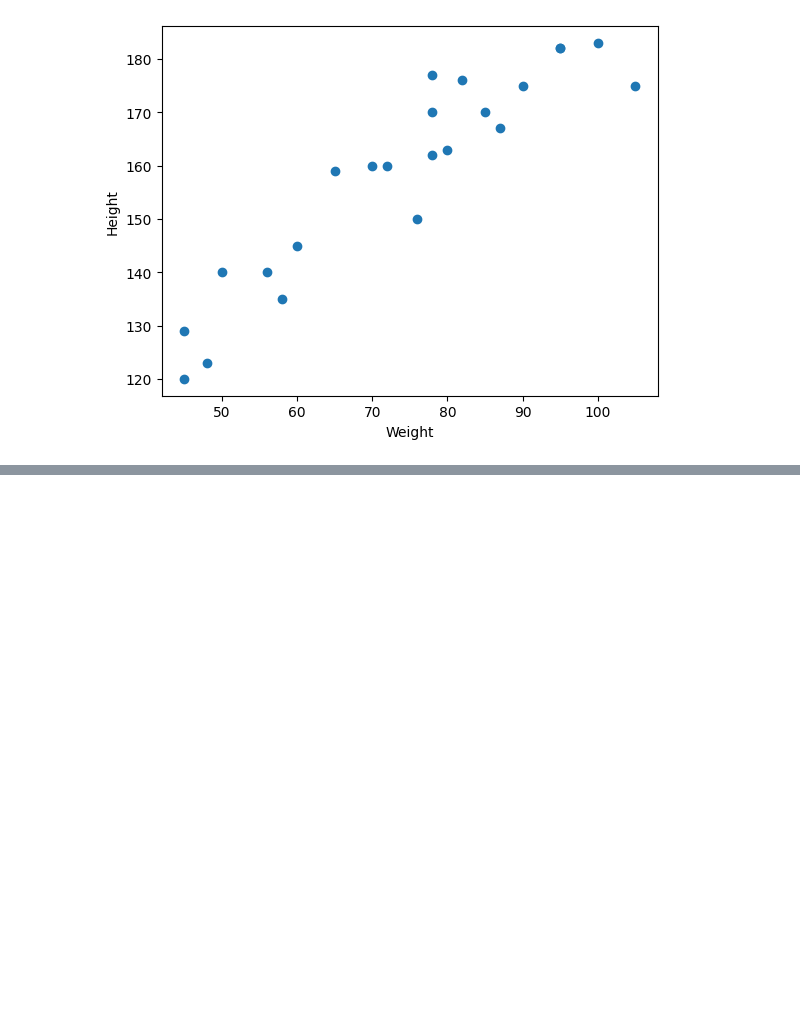
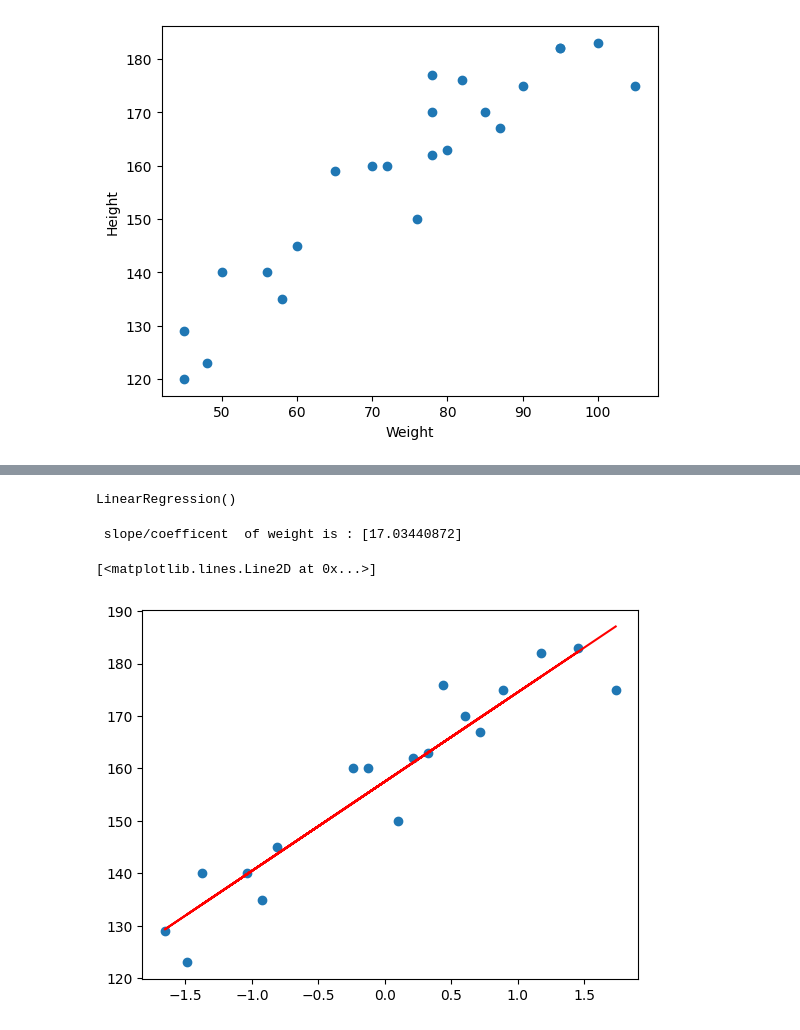
Before and after one commit to ArshTramboo/The-Machine-Learning-Journey, a Jupyter notebook: regression/01-height-weight-linear-regression/height_weight_reg.ipynb, the cells around one changed output, grey strips where cells are left out. Saved outputs shown, nothing was run; the diff lists cells and outputs as text; code cells hidden in the pictures; blank space fills up the shorter version.

```diff
--- a/regression/01-height-weight-linear-regression/height_weight_reg.ipynb
+++ b/regression/01-height-weight-linear-regression/height_weight_reg.ipynb
@@ -40,0 +53,18 @@ print(y_test.shape)
+# %%
+#training model using simple liear regression
+from sklearn.linear_model import LinearRegression
+regressor=LinearRegression()
+# %%
+regressor.fit(x_train,y_train)# here r weights with height learn relationship
+# %% [output]
+LinearRegression()
+# %%
+print(" slope/coefficent  of weight is :",regressor.coef_)
+# %% [output]
+ slope/coefficent  of weight is : [17.03440872]
+# %%
+plt.scatter(x_train,y_train)
+plt.plot(x_train,regressor.predict(x_train),'r')
+# %% [output]
+[<matplotlib.lines.Line2D at 0x...>]
+[figure, added]
```
Also changed, not shown: parts of 11 cells of this notebook.
